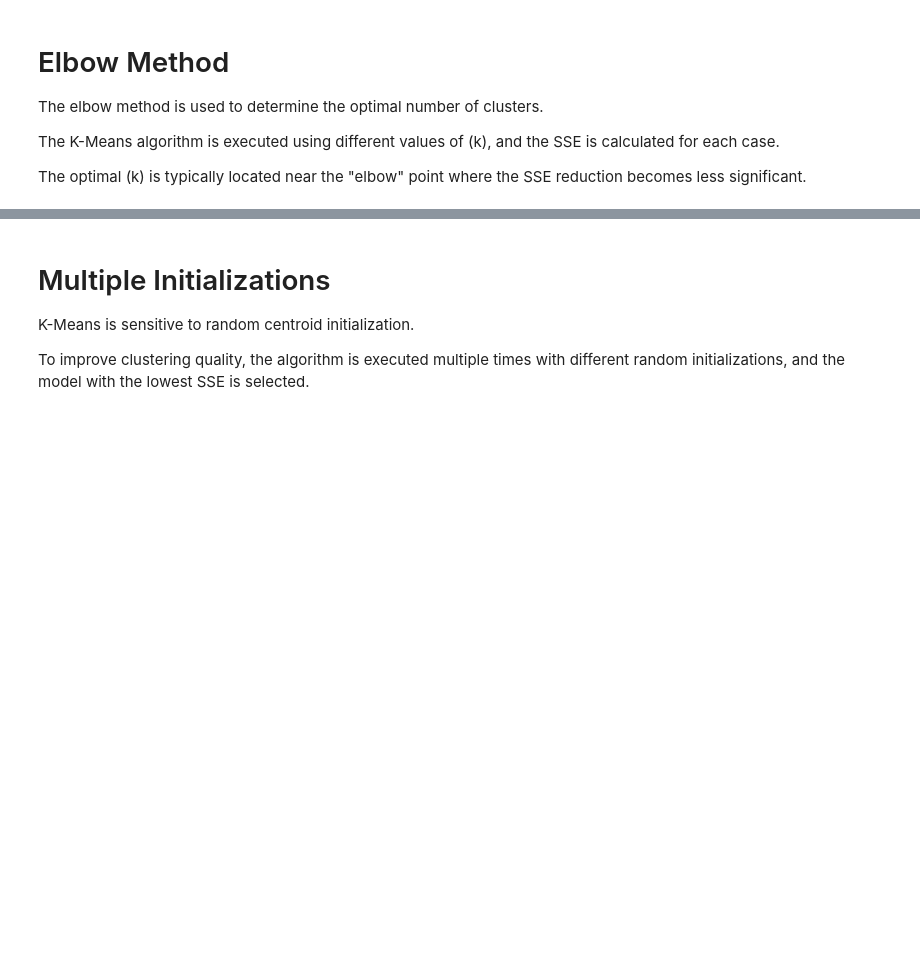
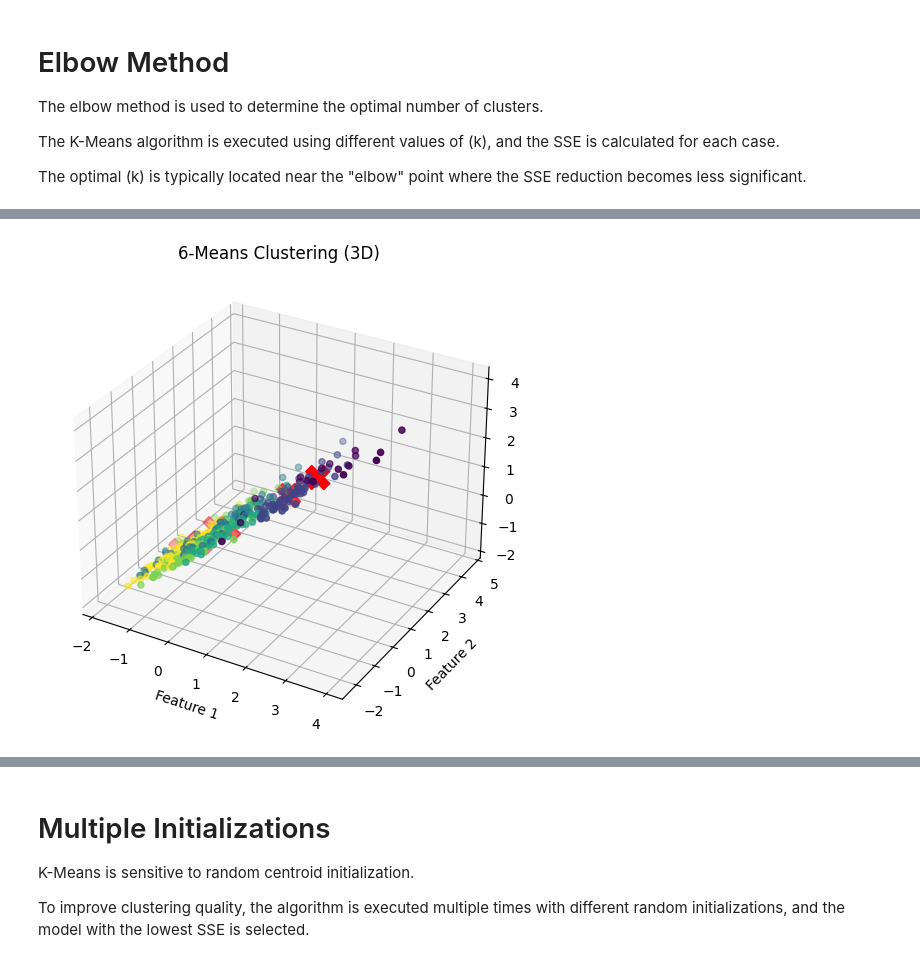
Before and after one commit to salmaa203/BreastCancer_PCA_KMeans, a Jupyter notebook: kmeans_experiment.ipynb, the cells around one changed output, grey strips where cells are left out. Saved outputs shown, nothing was run; the diff lists cells and outputs as text; code cells hidden in the pictures; blank space fills up the shorter version.

```diff
--- a/kmeans_experiment.ipynb
+++ b/kmeans_experiment.ipynb
@@ -237,0 +359,28 @@ plt.show()
+# %%
+fig = plt.figure(figsize=(8,6))
+ax = fig.add_subplot(111, projection='3d')
+
+ax.scatter(
+    x_train[:, 0],
+    x_train[:, 1],
+    x_train[:, 2],
+    c=model_elbowKM.labels
+)
+
+ax.scatter(
+    model_elbowKM.centroids[:, 0],
+    model_elbowKM.centroids[:, 1],
+    model_elbowKM.centroids[:, 2],
+    s=300,
+    marker='X',
+    color='red'
+)
+
+ax.set_xlabel("Feature 1")
+ax.set_ylabel("Feature 2")
+ax.set_zlabel("Feature 3")
+
+plt.title("6-Means Clustering (3D)")
+plt.show()
+# %% [output]
+[figure, added]
```
Also changed, not shown: parts of 35 cells of this notebook, 2 other files.
